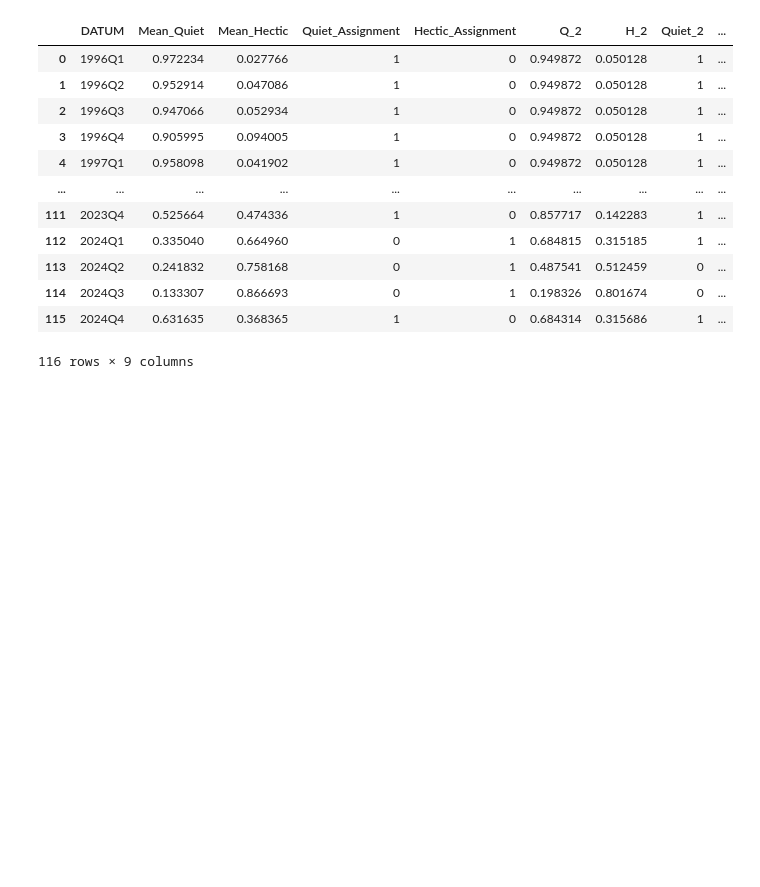
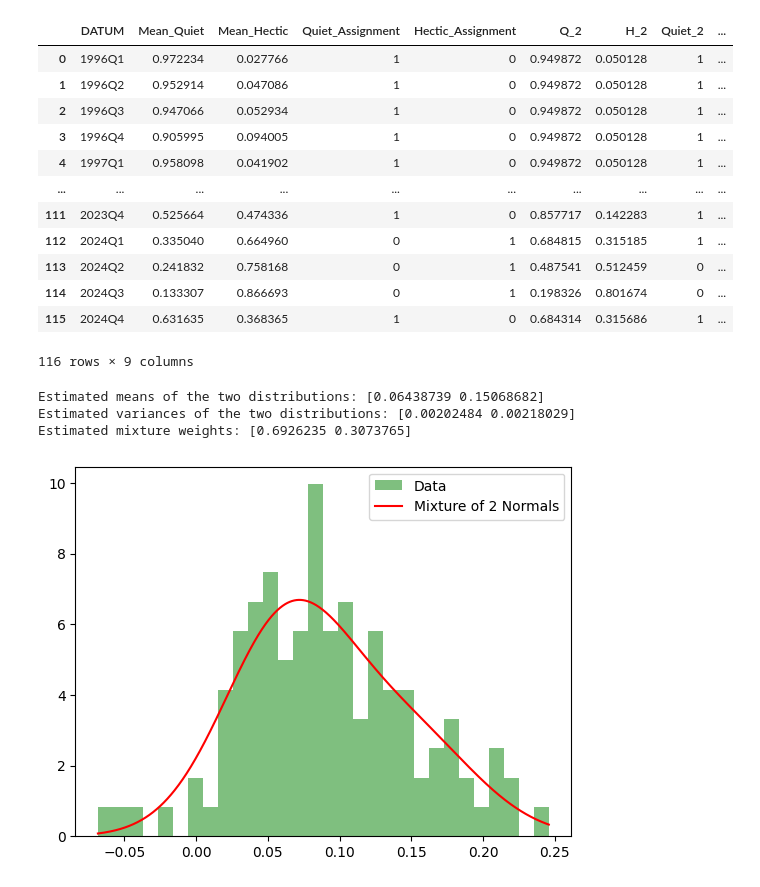
Before and after one commit to KraBence/Temalabor, a Jupyter notebook: Becslesek.ipynb, the cells around one changed output. Saved outputs shown, nothing was run; the diff lists cells and outputs as text; code cells hidden in the pictures; blank space fills up the shorter version.

```diff
--- a/Becslesek.ipynb
+++ b/Becslesek.ipynb
@@ -630,3 +654,33 @@ final_result_df
 | 114 | 2024Q3 | 0.133307 | 0.866693 | 0 | 1 | 0.198326 | 0.801674 | 0 | ... |
 | 115 | 2024Q4 | 0.631635 | 0.368365 | 1 | 0 | 0.684314 | 0.315686 | 1 | ... |
 116 rows × 9 columns
+# %%
+
+data = gdp[['valtozas']].dropna().values
+
+
+gmm = GaussianMixture(n_components=2, covariance_type='full', random_state=42)
+gmm.fit(data)
+
+
+means = gmm.means_.flatten()
+covariances = gmm.covariances_.flatten()
+weights = gmm.weights_
+
+print("Estimated means of the two distributions:", means)
+print("Estimated variances of the two distributions:", covariances)
+print("Estimated mixture weights:", weights)
+
+x = np.linspace(min(data), max(data), 1000)
+pdf = weights[0] * (1 / np.sqrt(2 * np.pi * covariances[0])) * np.exp(-(x - means[0])**2 / (2 * covariances[0])) + \
+      weights[1] * (1 / np.sqrt(2 * np.pi * covariances[1])) * np.exp(-(x - means[1])**2 / (2 * covariances[1]))
+
+plt.hist(data, bins=30, density=True, alpha=0.5, color='g', label='Data')
+plt.plot(x, pdf, label="Mixture of 2 Normals", color='r')
+plt.legend()
+plt.show()
+# %% [output]
+Estimated means of the two distributions: [0.06438739 0.15068682]
+Estimated variances of the two distributions: [0.00202484 0.00218029]
+Estimated mixture weights: [0.6926235 0.3073765]
+[figure, added]
```
Also changed, not shown: parts of 5 cells of this notebook, 2 other files.
